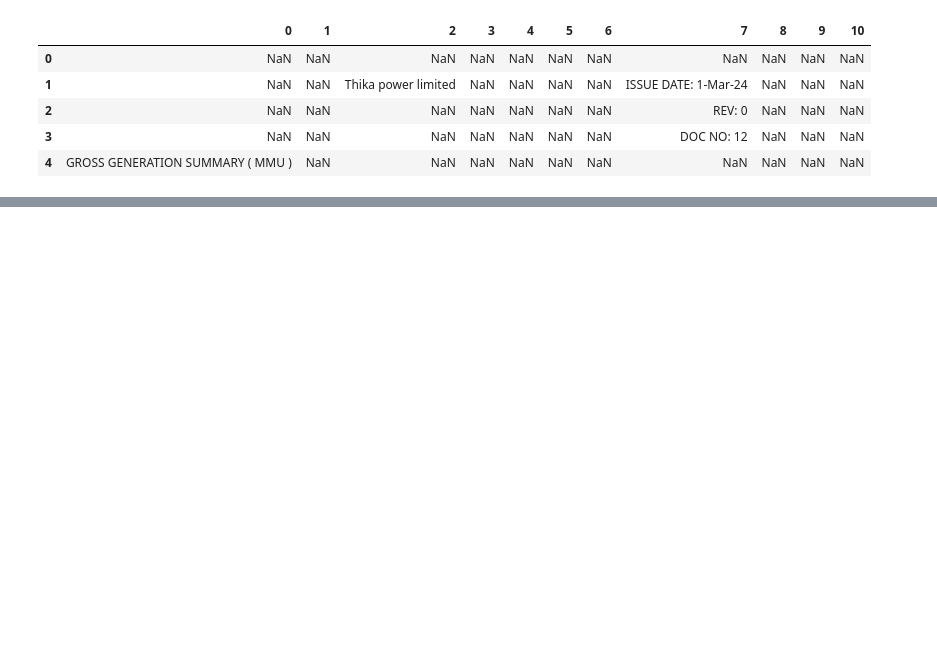
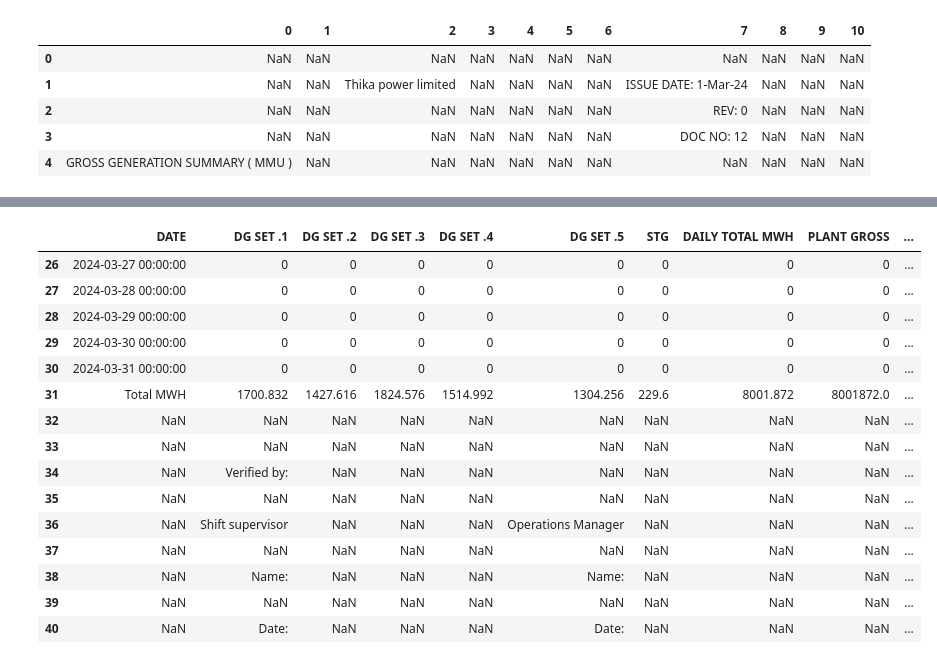
Before and after one commit to gacherudaniel/excel_project, a Jupyter notebook: excel_project.ipynb, the cells around one changed output, grey strips where cells are left out. Cells and saved outputs as stored; diff of their text form; code cells hidden in the pictures; blank space fills up the shorter version.

```diff
--- a/excel_project.ipynb
+++ b/excel_project.ipynb
@@ -40,3 +72,22 @@ data_df.head()
+# %%
+data_df.tail(15)
+# %% [output]
+|  | DATE | DG SET .1 | DG SET .2 | DG SET .3 | DG SET .4 | DG SET .5 | STG | DAILY TOTAL MWH | PLANT GROSS | ... |
+| 26 | 2024-03-27 00:00:00 | 0 | 0 | 0 | 0 | 0 | 0 | 0 | 0 | ... |
+| 27 | 2024-03-28 00:00:00 | 0 | 0 | 0 | 0 | 0 | 0 | 0 | 0 | ... |
+| 28 | 2024-03-29 00:00:00 | 0 | 0 | 0 | 0 | 0 | 0 | 0 | 0 | ... |
+| 29 | 2024-03-30 00:00:00 | 0 | 0 | 0 | 0 | 0 | 0 | 0 | 0 | ... |
+| 30 | 2024-03-31 00:00:00 | 0 | 0 | 0 | 0 | 0 | 0 | 0 | 0 | ... |
+| 31 | Total MWH | 1700.832 | 1427.616 | 1824.576 | 1514.992 | 1304.256 | 229.6 | 8001.872 | 8001872.0 | ... |
+| 32 | NaN | NaN | NaN | NaN | NaN | NaN | NaN | NaN | NaN | ... |
+| 33 | NaN | NaN | NaN | NaN | NaN | NaN | NaN | NaN | NaN | ... |
+| 34 | NaN | Verified by: | NaN | NaN | NaN | NaN | NaN | NaN | NaN | ... |
+| 35 | NaN | NaN | NaN | NaN | NaN | NaN | NaN | NaN | NaN | ... |
+| 36 | NaN | Shift supervisor | NaN | NaN | NaN | Operations Manager | NaN | NaN | NaN | ... |
+| 37 | NaN | NaN | NaN | NaN | NaN | NaN | NaN | NaN | NaN | ... |
+| 38 | NaN | Name: | NaN | NaN | NaN | Name: | NaN | NaN | NaN | ... |
+| 39 | NaN | NaN | NaN | NaN | NaN | NaN | NaN | NaN | NaN | ... |
+| 40 | NaN | Date: | NaN | NaN | NaN | Date: | NaN | NaN | NaN | ... |
 # %%
 data_df = data_df[pd.to_datetime(data_df["DATE"], errors='coerce').notna()]
 data_df["DATE"] = pd.to_datetime(data_df["DATE"])
```
Also changed, not shown: parts of 11 cells of this notebook, 2 other files.
